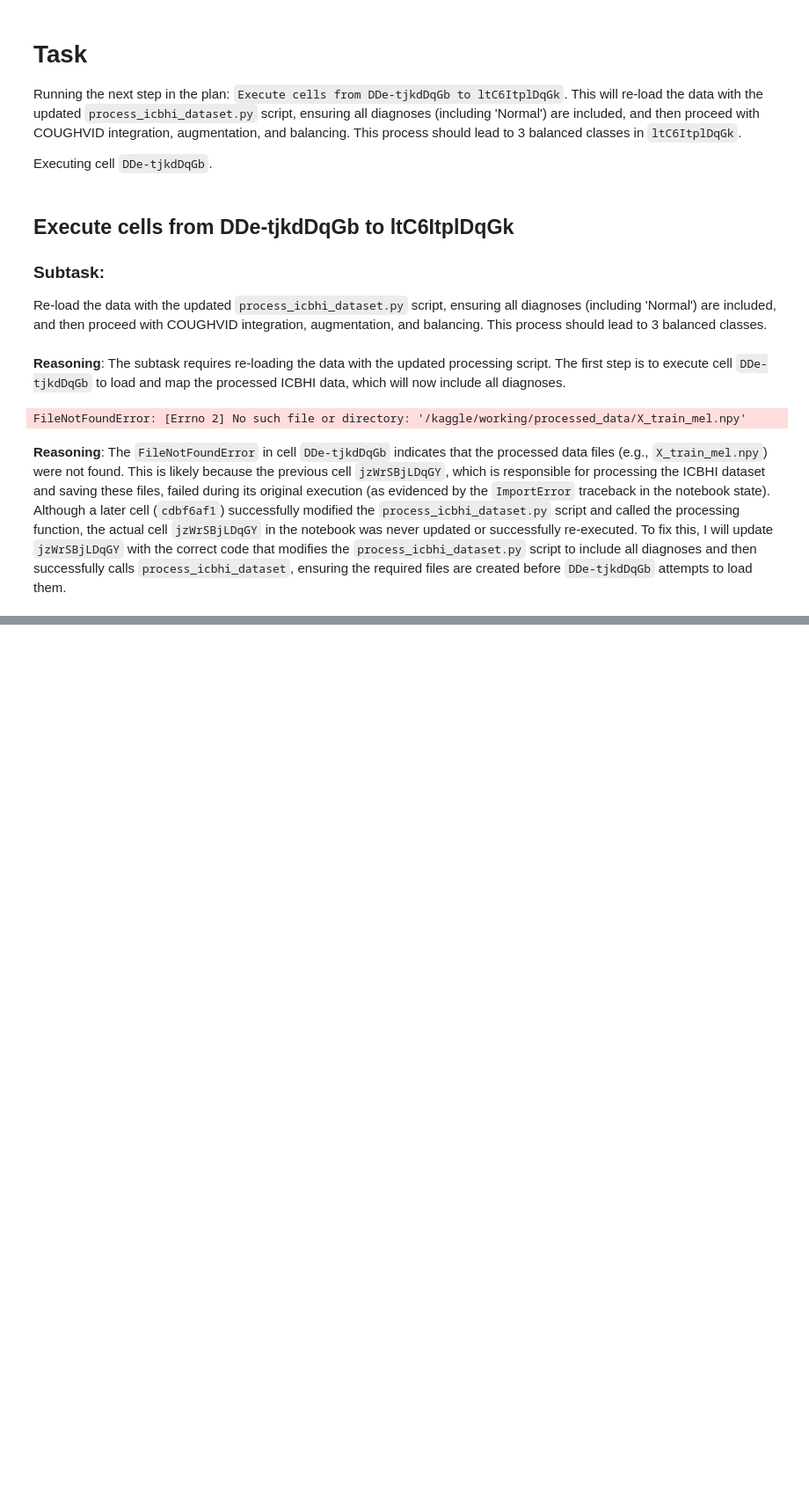
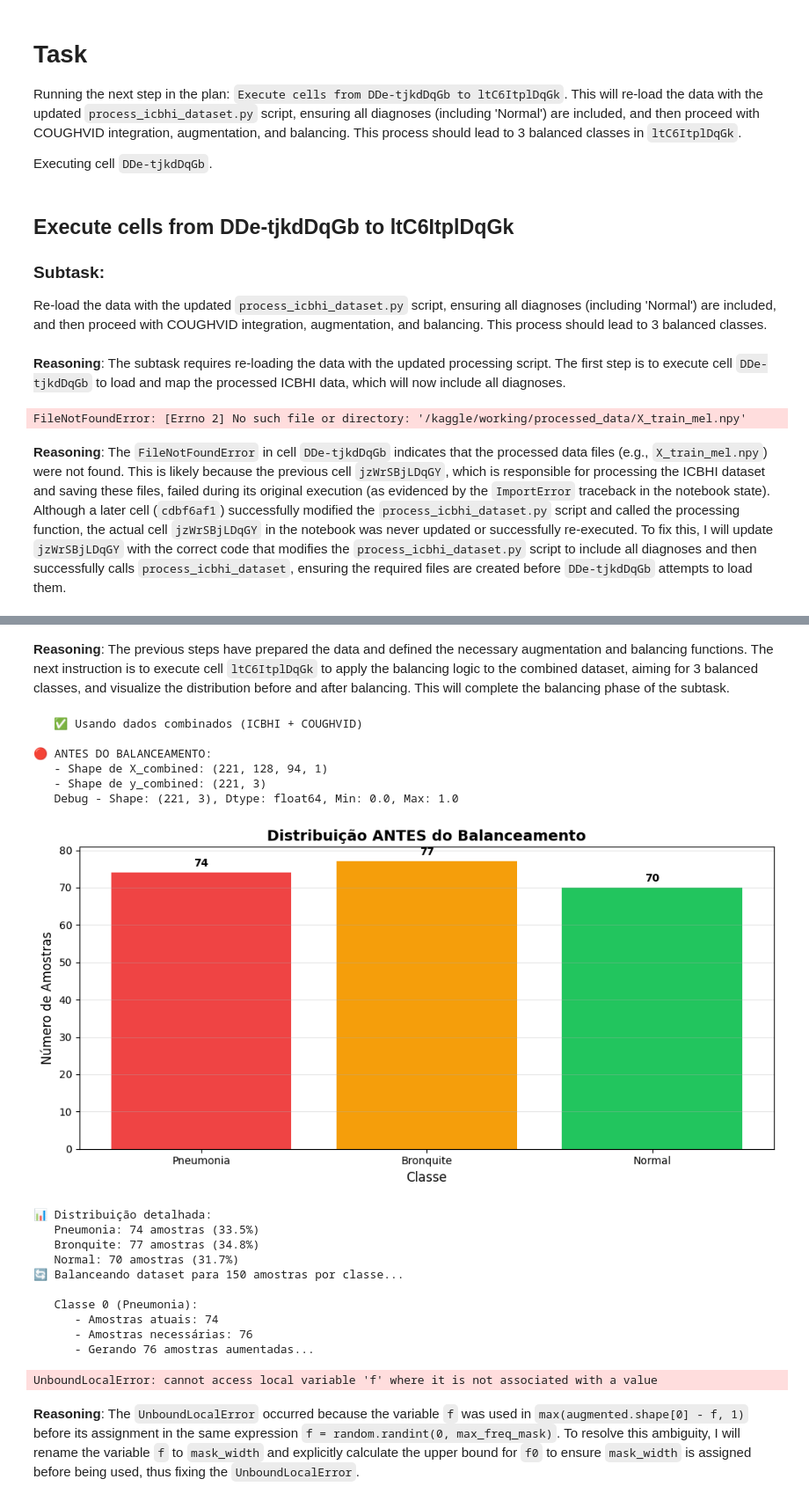
Before and after one commit to joelcalolo/tosse, a Jupyter notebook: notebooks/tossecontrol.ipynb, the cells around one changed output, grey strips where cells are left out. Shown at 88% size. Saved outputs shown, nothing was run; the diff lists cells and outputs as text; code cells hidden in the pictures; blank space fills up the shorter version.

```diff
--- a/notebooks/tossecontrol.ipynb
+++ b/notebooks/tossecontrol.ipynb
@@ -2496,0 +3336,65 @@ Distribuição por doença:
+# %% [markdown]
+**Reasoning**:
+The previous steps have prepared the data and defined the necessary augmentation and balancing functions. The next instruction is to execute cell `ltC6ItplDqGk` to apply the balancing logic to the combined dataset, aiming for 3 balanced classes, and visualize the distribution before and after balancing. This will complete the balancing phase of the subtask.
+# %%
+# Verificar se y_combined existe, caso contrário usar apenas y_icbhi_all
+if 'y_combined' not in globals() or 'X_combined' not in globals():
+    print("⚠️ y_combined não encontrado. Verificando se podemos usar apenas dados ICBHI...")
+
+    if 'y_icbhi_all' not in globals() or 'X_icbhi_all' not in globals():
+        raise NameError(
+            "❌ ERRO: Nem y_combined nem y_icbhi_all foram definidos!\n"
+            "   Execute primeiro a célula 'Carregamento e Mapeamento de Dados ICBHI' (Célula 8).\n"
+            "   Ordem correta:\n"
+            "   1. Célula 8: Carregamento ICBHI\n"
+            "   2. (Opcional) Célula 5: Integração COUGHVID\n"
+            "   3. Esta célula: Aplicação do Balanceamento"
+        )
+
+    print("   ✅ Usando apenas dados ICBHI (COUGHVID não foi carregado)")
+    X_combined = X_icbhi_all
+    y_combined = y_icbhi_all
+else:
+    print("   ✅ Usando dados combinados (ICBHI + COUGHVID)")
+
+# Verificar distribuição antes do balanceamento
+print("\n🔴 ANTES DO BALANCEAMENTO:")
+print(f"   - Shape de X_combined: {X_combined.shape}")
+print(f"   - Shape de y_combined: {y_combined.shape}")
+class_counts_before = plot_class_distribution(y_combined, "Distribuição ANTES do Balanceamento")
+
+# Aplicar balanceamento
+# Alvo: 150 amostras por classe (ou máximo disponível se menor)
+target_samples = 150
+X_balanced, y_balanced = balance_dataset_to_target(X_combined, y_combined, target_per_class=target_samples)
+
+# Verificar distribuição após balanceamento
+print("\n🟢 DEPOIS DO BALANCEAMENTO:")
+class_counts_after = plot_class_distribution(y_balanced, "Distribuição DEPOIS do Balanceamento")
+
+# Validar que todas as 3 classes estão presentes
+unique_classes = np.unique(np.argmax(y_balanced, axis=1))
+assert len(unique_classes) == 3, f"ERRO: Esperado 3 classes, encontrado {len(unique_classes)}"
+print(f"\n✅ Validação: Todas as 3 classes presentes: {unique_classes}")
+# %% [output]
+   ✅ Usando dados combinados (ICBHI + COUGHVID)
+
+🔴 ANTES DO BALANCEAMENTO:
+   - Shape de X_combined: (221, 128, 94, 1)
+   - Shape de y_combined: (221, 3)
+   Debug - Shape: (221, 3), Dtype: float64, Min: 0.0, Max: 1.0
+[figure, added]
+📊 Distribuição detalhada:
+   Pneumonia: 74 amostras (33.5%)
+   Bronquite: 77 amostras (34.8%)
+   Normal: 70 amostras (31.7%)
+🔄 Balanceando dataset para 150 amostras por classe...
+
+   Classe 0 (Pneumonia):
+      - Amostras atuais: 74
+      - Amostras necessárias: 76
+      - Gerando 76 amostras aumentadas...
+UnboundLocalError: cannot access local variable 'f' where it is not associated with a value
+# %% [markdown]
+**Reasoning**:
+The `UnboundLocalError` occurred because the variable `f` was used in `max(augmented.shape[0] - f, 1)` before its assignment in the same expression `f = random.randint(0, max_freq_mask)`. To resolve this ambiguity, I will rename the variable `f` to `mask_width` and explicitly calculate the upper bound for `f0` to ensure `mask_width` is assigned before being used, thus fixing the `UnboundLocalError`.
```
Also changed, not shown: parts of 49 cells of this notebook, 5 other files.
